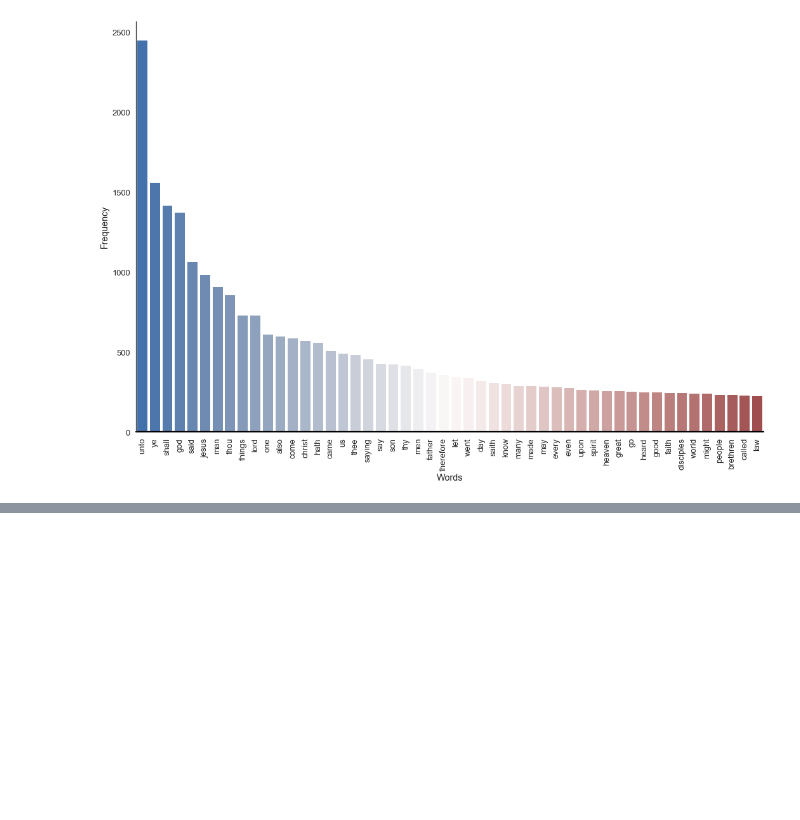
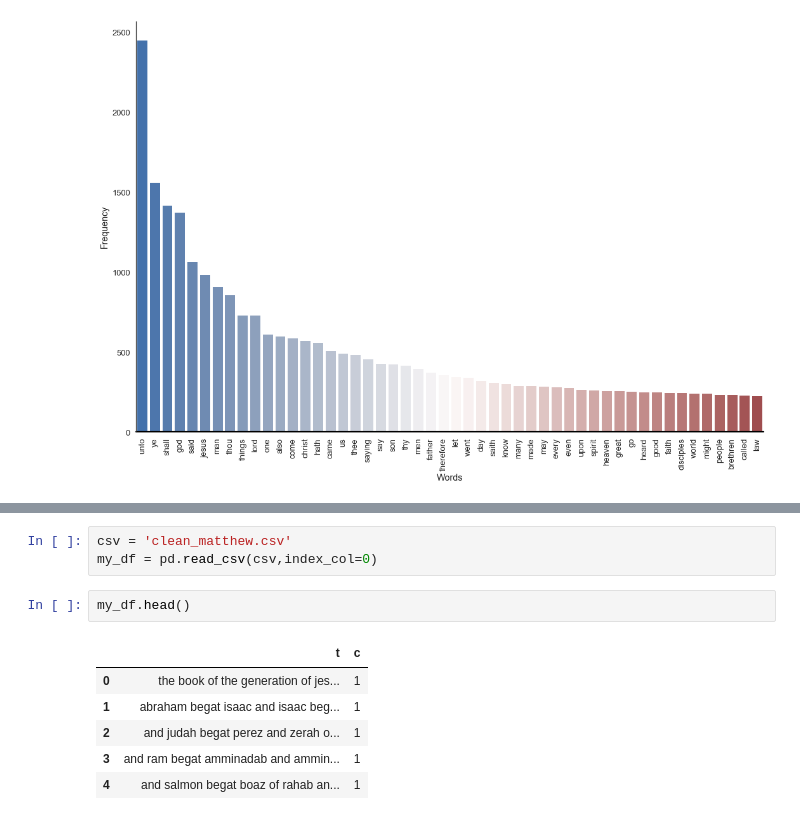
Before and after one commit to georgeblu1/Data-Projects, a Jupyter notebook: Bible.ipynb, the cells around one changed output, grey strips where cells are left out. Cells and saved outputs as stored; diff of their text form; blank space fills up the shorter version.

```diff
--- a/Bible.ipynb
+++ b/Bible.ipynb
@@ -235,0 +295,12 @@ plt.xticks(rotation=90)
+# %%
+csv = 'clean_matthew.csv'
+my_df = pd.read_csv(csv,index_col=0)
+# %%
+my_df.head()
+# %% [output]
+|  | t | c |
+| 0 | the book of the generation of jes... | 1 |
+| 1 | abraham begat isaac and isaac beg... | 1 |
+| 2 | and judah begat perez and zerah o... | 1 |
+| 3 | and ram begat amminadab and ammin... | 1 |
+| 4 | and salmon begat boaz of rahab an... | 1 |
```
Also changed, not shown: parts of 12 cells of this notebook.
